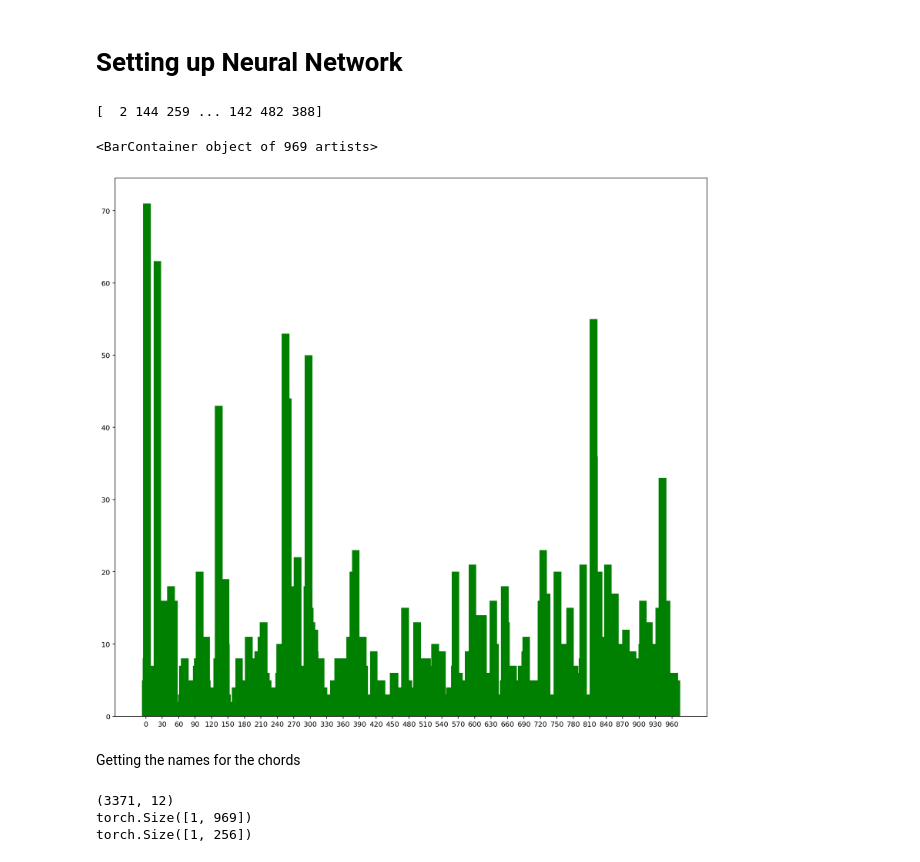
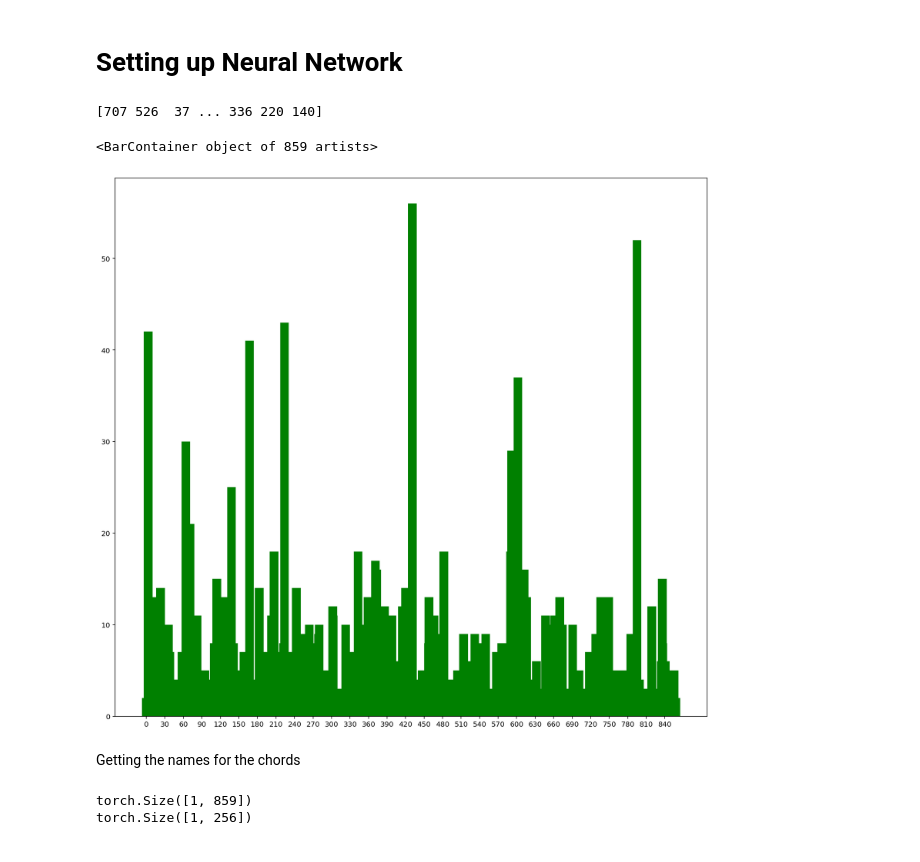
Before and after one commit to EDavtyan/ML-CS251-340A, a Jupyter notebook: NN_and_Logistic_Music_Generation.ipynb, the cells around one changed output. Drawn from its saved outputs; the diff is of its cells as text; code cells hidden in the pictures.

```diff
--- a/NN_and_Logistic_Music_Generation.ipynb
+++ b/NN_and_Logistic_Music_Generation.ipynb
@@ -135,15 +132,8 @@ def convert_to_midi(prediction_output):
 
 
 #specify the path
-path1='/bin/a/'
-path2='/bin/melody/'
+path2='/bin/data/'
 
-
-#read all the filenames
-#files=[i for i in os.listdir(path1) if i.endswith(".mid")]
-
-#reading each midi file
-#notes_array1 = np.array([read_midi(path1+i) for i in files])
 
 #read the melody file
 melody_file = [i for i in os.listdir(path2) if i.endswith(".mid")]
@@ -280,8 +270,12 @@ print(len(y))
 # **Logistic Regression**
 # %%
 from sklearn.linear_model import LogisticRegression
-clf = LogisticRegression(random_state=0,max_iter = 50000, fit_intercept=False).fit(X, y)
-print(clf.score(X, y))
-predicted = clf.predict(X)
+X_train, X_test, y_train, y_test = train_test_split(
+    X, y, test_size=0.2)
+clf = LogisticRegression(random_state=0,max_iter = 50000, fit_intercept=False).fit(X_train, y_train)
+print(clf.score(X_test, y_test))
+predicted = clf.predict(X_test)
 #print(predicted)
+
+X_anthem_predicted = clf.predict(X_test_eye_vector)
 # %% [output]
@@ -299,9 +291,9 @@ convert_to_midi(X_test_predicted)
 
 from sklearn.tree import DecisionTreeClassifier
 tree = DecisionTreeClassifier(random_state=0)
-tree.fit(X_test_int, y)
-print(tree.score(X_test_int, y))
+tree.fit(X_train, y_train)
+print(tree.score(X_test, y_test))
 
-predicted = tree.predict(X_test_int)
-convert_to_midi(predicted)
+predicted = tree.predict(X_test)
+#convert_to_midi(predicted)
 # %% [output]
@@ -423,36 +395,36 @@ class RNN(nn.Module):
     def init_hidden(self):
         return torch.zeros(1, self.hidden_size)
 # %%
-chords_set = set(y)
+chords_set = set(y_train)
 chords_set = list(chords_set)
 y_unique = []
 
-for i in y:
+for i in y_train:
   #print(chords_set.index(i))
   y_unique.append(torch.tensor(chords_set.index(i)))
 
 
 y_unique = torch.stack(y_unique)
 print(np.array(y_unique))
 
 def count_elements(seq) -> dict:
     """Tally elements from `seq`."""
     hist = {}
     for i in seq:
         hist[i] = hist.get(i, 0) + 1
     return hist
 
 import matplotlib.pyplot as plt
 h = count_elements(np.array(y_unique))
 
 
 plt.figure(figsize=(15, 14))
 plt.xticks(np.arange(0, len(h)+1, 30))
 plt.yticks(np.arange(0, 80, 10))
 plt.bar(h.keys(), h.values(), 14, color='g')
 # %% [output]
-[  2 144 259 ... 142 482 388]
+[707 526  37 ... 336 220 140]
-<BarContainer object of 969 artists>
+<BarContainer object of 859 artists>
-[figure, old version]
+[figure, new version]
 # %% [markdown]
 Getting the names for the chords
@@ -479,11 +434,9 @@ all_categories = y_unique
 n_categories = len(chords_set)
 # %%
 n_hidden = 256
-rnn = RNN(len(X[0]), n_hidden, n_categories)
+rnn = RNN(len(X_train[0]), n_hidden, n_categories)
 
-x = torch.tensor(X)
-
-print(X.shape)
+x = torch.tensor(X_train)
 
 # one step
 input_tensor = x[0]
@@ -498,8 +451,7 @@ print(next_hidden.size())
 input_tensor = x
 hidden_tensor = rnn.init_hidden()
 # %% [output]
-(3371, 12)
-torch.Size([1, 969])
+torch.Size([1, 859])
 torch.Size([1, 256])
 # %%
 def category_from_output(output):
```
Also changed, not shown: parts of 19 cells of this notebook, 3 other files.
